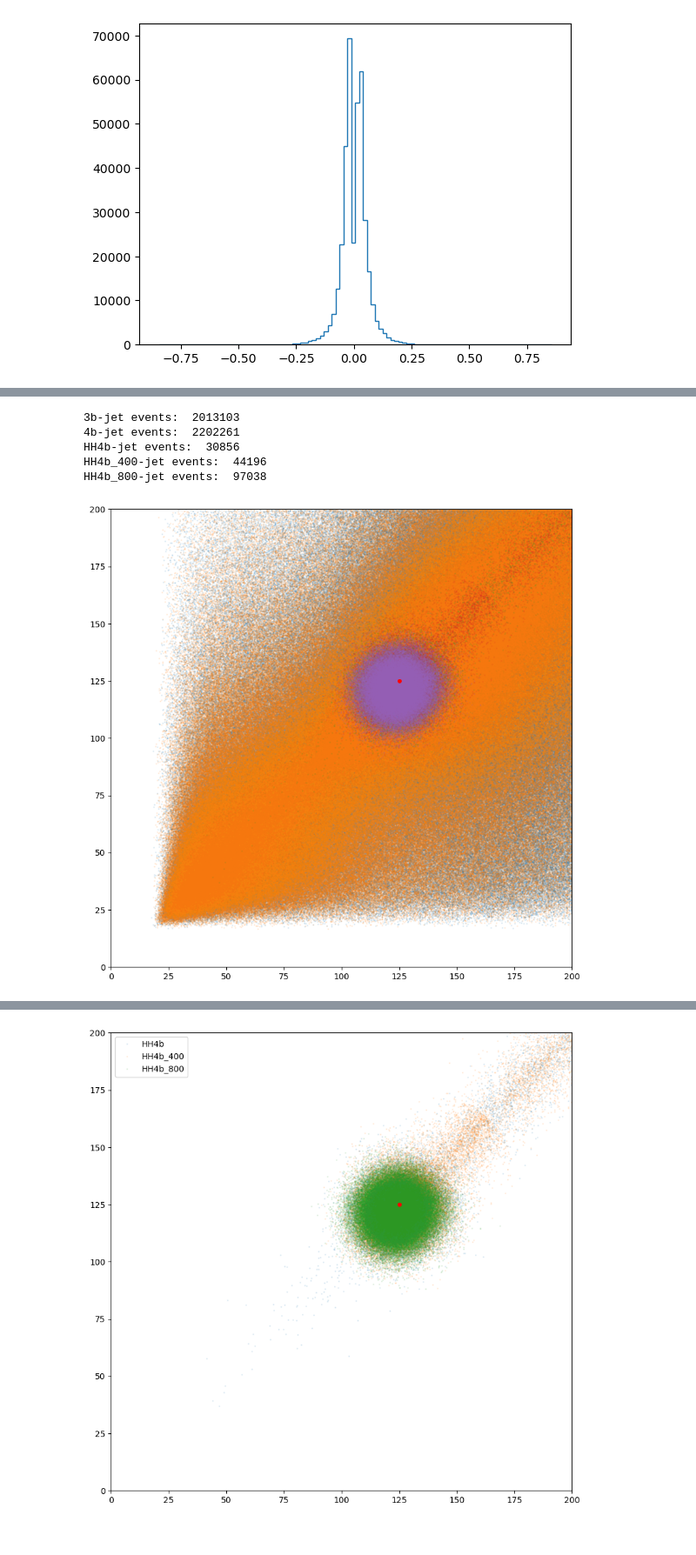
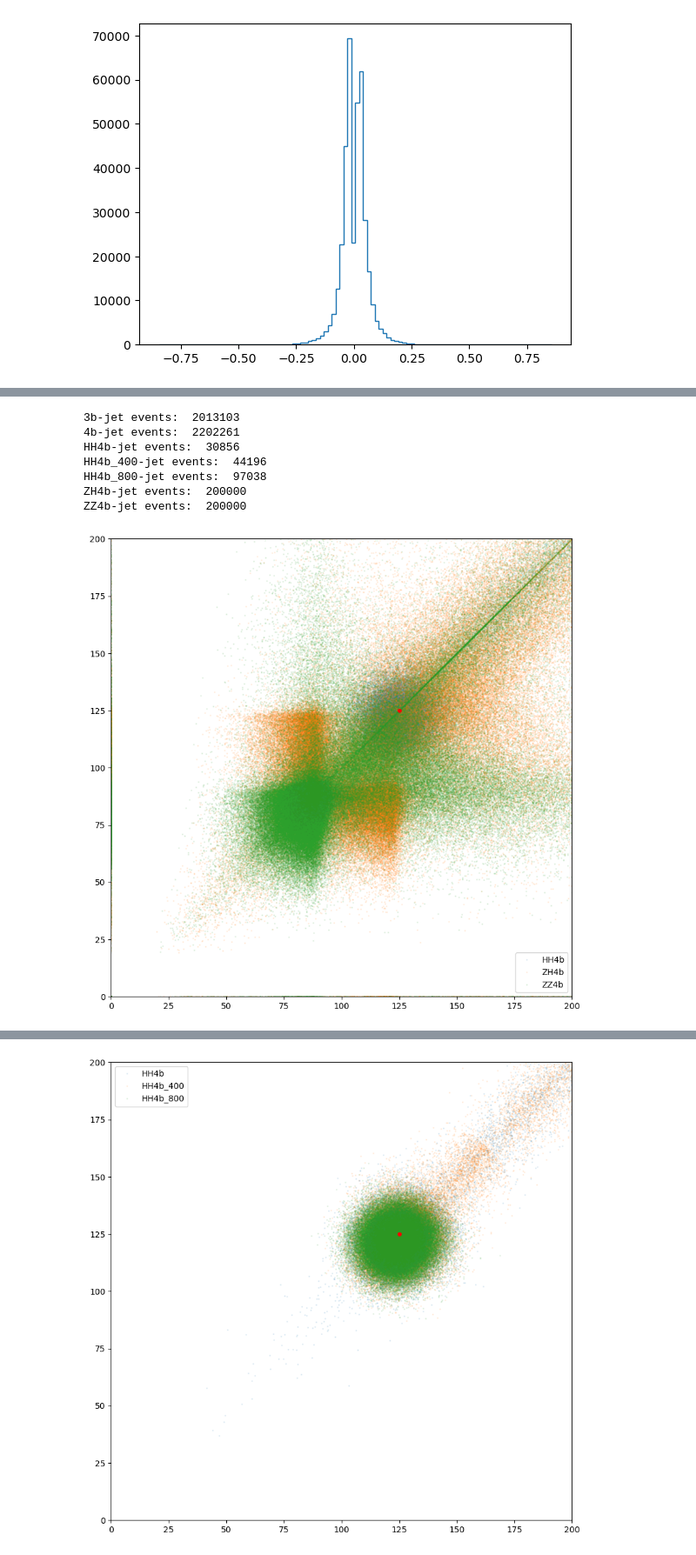
Before and after one commit to soheunyi/SRFinder, a Jupyter notebook: soheun/notebooks/eda.ipynb, the cells around one changed output, grey strips where cells are left out. Shown at 87% size. Drawn from its saved outputs; the diff is of its cells as text; code cells hidden in the pictures.

```diff
--- a/soheun/notebooks/eda.ipynb
+++ b/soheun/notebooks/eda.ipynb
@@ -18,12 +18,12 @@ import ROOT
 import pathlib
 
 directory = pathlib.Path("../events/MG3")
-f = ROOT.TFile(str(directory / "TTree" / "HH4b_400.root"))
+f = ROOT.TFile(str(directory / "TTree" / "picoAOD_ZH4b.chunk0.root"))
 f.ls()
-t = f.Get("Tree")
+t = f.Get("Events")
 t.Print()
 
 print(t.GetEntries())
 t.GetEntry(5000)
-print(t.jetPt[1])
+print(t.genWeight[3])
 # %% [output]
@@ -278,18 +369,32 @@ df_bg4b = pd.read_hdf(directory / "dataframes" / "fourTag_10x_picoAOD.h5")
 df_hh4b = pd.read_hdf(directory / "dataframes" / "HH4b_picoAOD.h5")
 df_hh4b_400 = pd.read_hdf(directory / "dataframes" / "HH4b_400.h5")
 df_hh4b_800 = pd.read_hdf(directory / "dataframes" / "HH4b_800.h5")
+df_zh4b = pd.read_hdf(directory / "dataframes" / "ZH4b_picoAOD.h5")
+df_zz4b = pd.read_hdf(directory / "dataframes" / "ZZ4b_picoAOD.h5")
+df_zh4b_0 = pd.read_hdf(directory / "dataframes" / "picoAOD_ZH4b.chunk0.h5")
+df_zh4b_1 = pd.read_hdf(directory / "dataframes" / "picoAOD_ZH4b.chunk1.h5")
+df_zz4b_0 = pd.read_hdf(directory / "dataframes" / "picoAOD_ZZ4b.chunk0.h5")
+df_zz4b_1 = pd.read_hdf(directory / "dataframes" / "picoAOD_ZZ4b.chunk1.h5")
 
 df_3b["signal"] = False
 df_bg4b["signal"] = False
 df_hh4b["signal"] = True
 df_hh4b_400["signal"] = True
 df_hh4b_800["signal"] = True
+df_zh4b["signal"] = True
+df_zz4b["signal"] = True
+df_zh4b_0["signal"] = True
+df_zh4b_1["signal"] = True
+df_zz4b_0["signal"] = True
+df_zz4b_1["signal"] = True
 
 print("3b-jet events: ", len(df_3b))
 print("4b-jet events: ", len(df_bg4b))
 print("HH4b-jet events: ", len(df_hh4b))
 print("HH4b_400-jet events: ", len(df_hh4b_400))
 print("HH4b_800-jet events: ", len(df_hh4b_800))
+print("ZH4b-jet events: ", len(df_zh4b))
+print("ZZ4b-jet events: ", len(df_zz4b))
 
 # shuffle the data
 df_3b = df_3b.sample(frac=1, random_state=seed_).reset_index(drop=True)
@@ -297,36 +402,53 @@ df_bg4b = df_bg4b.sample(frac=1, random_state=seed_).reset_index(drop=True)
 df_hh4b = df_hh4b.sample(frac=1, random_state=seed_).reset_index(drop=True)
 df_hh4b_400 = df_hh4b_400.sample(frac=1, random_state=seed_).reset_index(drop=True)
 df_hh4b_800 = df_hh4b_800.sample(frac=1, random_state=seed_).reset_index(drop=True)
+df_zh4b = df_zh4b.sample(frac=1, random_state=seed_).reset_index(drop=True)
+df_zz4b = df_zz4b.sample(frac=1, random_state=seed_).reset_index(drop=True)
+df_zh4b_0 = df_zh4b_0.sample(frac=1, random_state=seed_).reset_index(drop=True)
+df_zh4b_1 = df_zh4b_1.sample(frac=1, random_state=seed_).reset_index(drop=True)
+df_zz4b_0 = df_zz4b_0.sample(frac=1, random_state=seed_).reset_index(drop=True)
+df_zz4b_1 = df_zz4b_1.sample(frac=1, random_state=seed_).reset_index(drop=True)
 # %% [output]
 3b-jet events:  2013103
 4b-jet events:  2202261
 HH4b-jet events:  30856
 HH4b_400-jet events:  44196
 HH4b_800-jet events:  97038
+ZH4b-jet events:  200000
+ZZ4b-jet events:  200000
 # %%
 import matplotlib.pyplot as plt
 import numpy as np
 
 fig, ax = plt.subplots(figsize=(10, 10))
-for df in [df_3b, df_bg4b, df_hh4b, df_hh4b_400, df_hh4b_800]:
+for label, df in [
+    # ("3b", df_3b), ("4b", df_bg4b),
+           ("HH4b", df_hh4b),
+        #    ("HH4b_400", df_hh4b_400), ("HH4b_800", df_hh4b_800),
+           ("ZH4b", df_zh4b), ("ZZ4b", df_zz4b),
+        #    ("ZH4b_0", df_zh4b_0), ("ZH4b_1", df_zh4b_1),
+        #    ("ZZ4b_0", df_zz4b_0), ("ZZ4b_1", df_zz4b_1),
+           ]:
     m_diff = np.stack(
         [df["m01"] - df["m23"],
         df["m02"] - df["m13"],
         df["m03"] - df["m12"],
         ], axis=1)
     m_diff = np.abs(m_diff)
     m_diff_argmin = np.argmin(m_diff, axis=1)
     m1 = np.where(m_diff_argmin == 0, df["m01"],
                     np.where(m_diff_argmin == 1, df["m02"], df["m03"]))
     m2 = np.where(m_diff_argmin == 0, df["m23"],
                     np.where(m_diff_argmin == 1, df["m13"], df["m12"]))
-    ax.plot(m1, m2, "o", alpha=0.1, markersize=1)
+    ax.plot(m1, m2, "o", alpha=0.1, markersize=1, label=label)
+
 
 ax.plot(125, 125, "o", markersize=4, color="red")
 ax.set_xlim(0, 200)
 ax.set_ylim(0, 200)
+ax.legend(loc="lower right")
 
 plt.show()
 plt.close()
 # %% [output]
-[figure, old version]
+[figure, new version]
```
Also changed, not shown: parts of 7 cells of this notebook, 22 other files.
